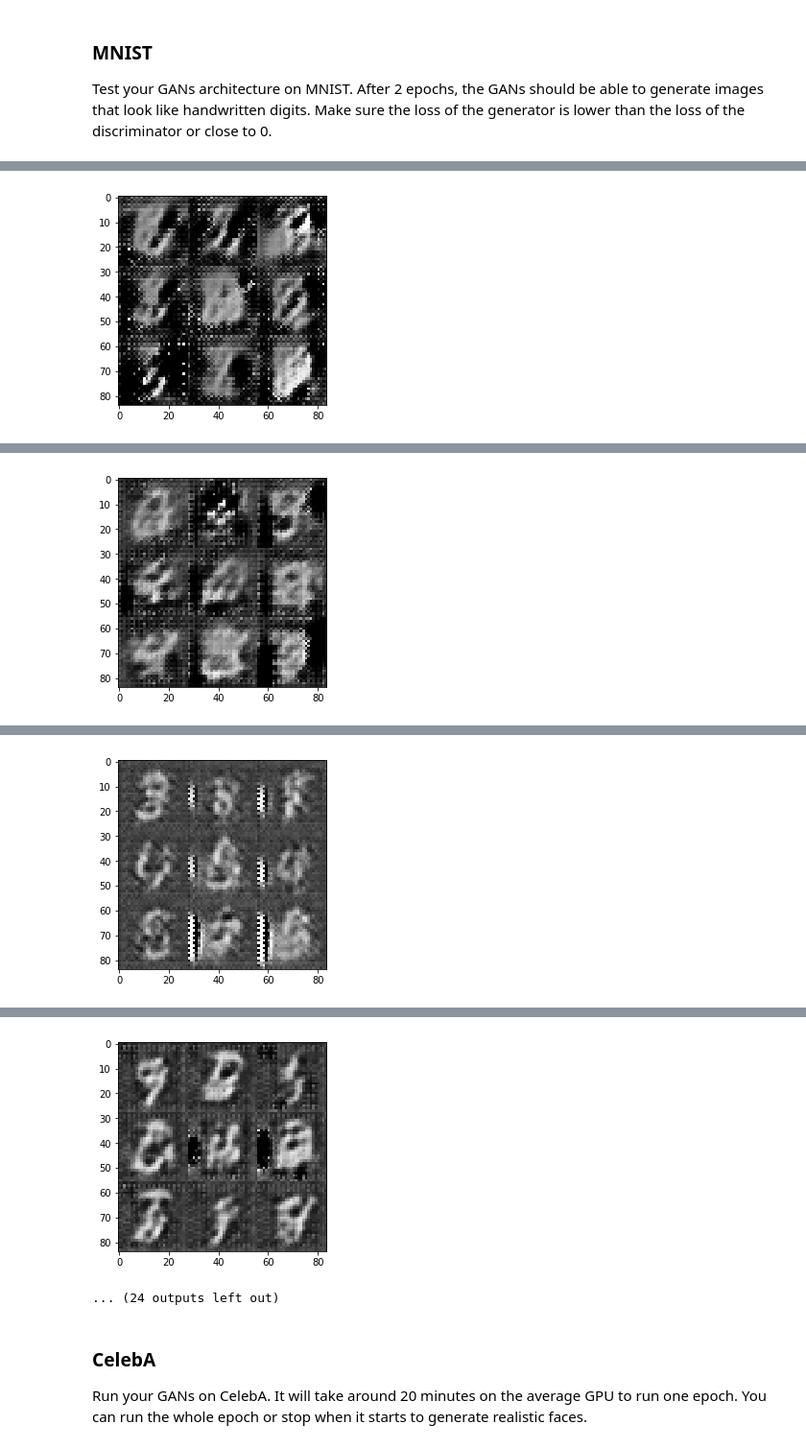
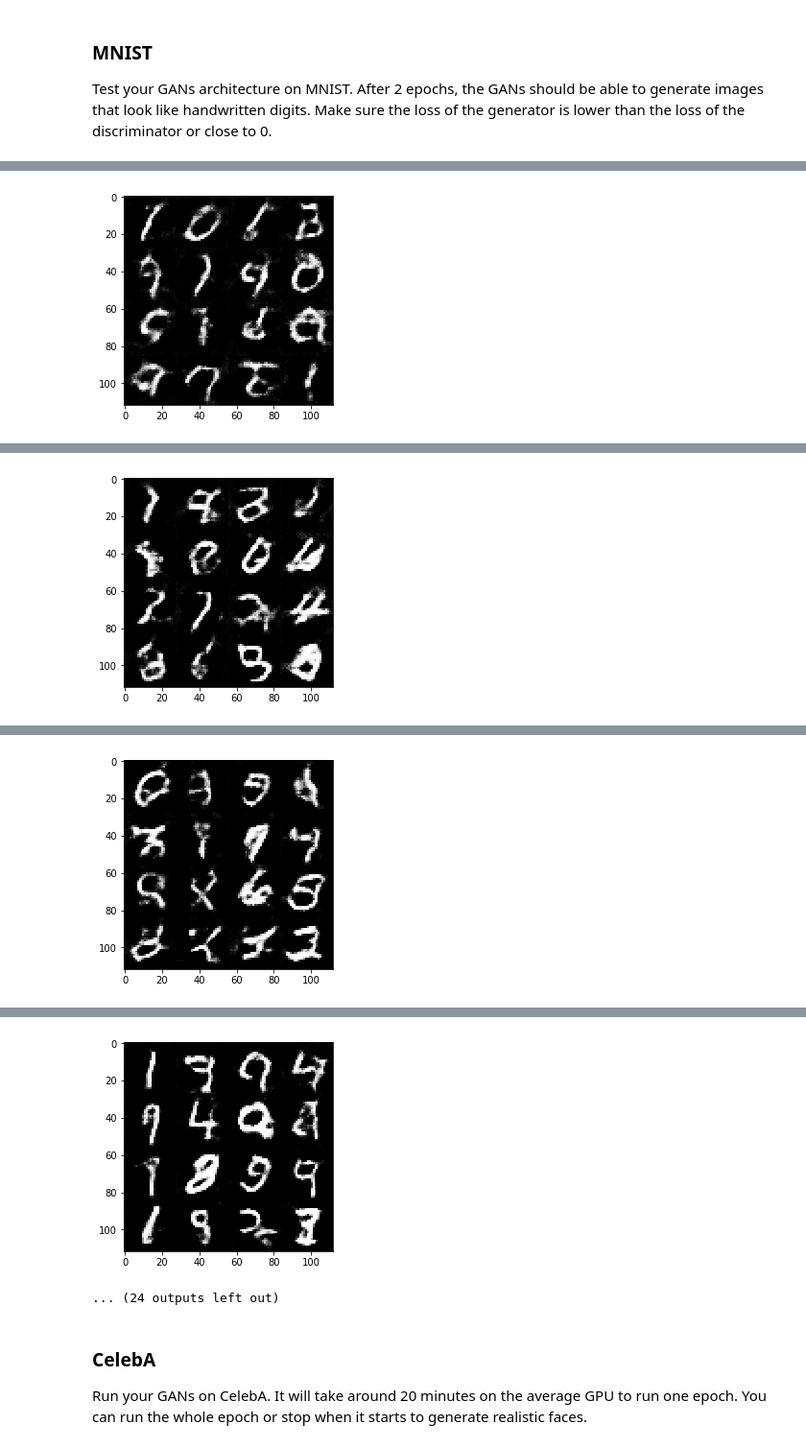
Before and after one commit to CtheSky/udacity-face-generation, a Jupyter notebook: dlnd_face_generation.ipynb, the cells around one changed output, grey strips where cells are left out. Shown at 96% size. Saved outputs shown, nothing was run; the diff lists cells and outputs as text; code cells hidden in the pictures.

```diff
--- a/dlnd_face_generation.ipynb
+++ b/dlnd_face_generation.ipynb
@@ -144,7 +145,7 @@ def discriminator(images, reuse=False):
     # TODO: Implement Function
     # using DCGAN architecture here, stack 3 conv layers with leaky ReLU
     # and batch normalization, filter num start doubling from 64
-    alpha = 0.2
+    alpha = 0.01
 
     with tf.variable_scope('discriminator', reuse=reuse):
 
@@ -189,7 +190,7 @@ def generator(z, out_channel_dim, is_train=True):
     # TODO: Implement Function
     # using DCGAN architecture here, stack 3 conv layers with leaky ReLU
     # and batch normalization(except final one)
-    alpha = 0.2
+    alpha = 0.01
 
     with tf.variable_scope('generator', reuse=not is_train):
 
@@ -379,42 +379,35 @@ def train(epoch_count, batch_size, z_dim, learning_rate, beta1, get_batches, dat
                           "Generator Loss: {:.4f}".format(train_loss_g))
 
                 if steps % 100 == 0:
-                    show_generator_output(sess, 12, input_z, channel, data_image_mode)
+                    show_generator_output(sess, 16, input_z, channel, data_image_mode)
 
         saver.save(sess, './generator.ckpt')
 # %% [markdown]
 ### MNIST
 Test your GANs architecture on MNIST.  After 2 epochs, the GANs should be able to generate images that look like handwritten digits.  Make sure the loss of the generator is lower than the loss of the discriminator or close to 0.
 # %%
-# batch_size = 128
-# z_dim = 128
-# learning_rate = 0.001
-# beta1 = 0.5
-# => Epoch 2/2..., step 900 Discriminator Loss: 0.3646... Generator Loss: 4.8216
-
 # batch_size = 64
 # z_dim = 128
 # learning_rate = 0.0001
 # beta1 = 0.5
-# => Epoch 2/2..., step 1800 Discriminator Loss: 0.3989... Generator Loss: 3.0822
-
-# batch_size = 64
-# z_dim = 128
-# learning_rate = 0.0001
-# beta1 = 0.3
-# => Epoch 2/2..., step 1800 Discriminator Loss: 0.4181... Generator Loss: 2.7630
+# => Epoch 2/2..., step 1800 Discriminator Loss: 0.7707... Generator Loss: 1.5947
 
 batch_size = 64
 z_dim = 128
-learning_rate = 0.001
-beta1 = 0.3
-# => Epoch 2/2..., step 1800 Discriminator Loss: 0.8899... Generator Loss: 1.0340
-"""
-DON'T MODIFY ANYTHING IN THIS CELL THAT IS BELOW THIS LINE
-"""
+learning_rate = 0.0003
+beta1 = 0.5
+
 epochs = 2
 
 mnist_dataset = helper.Dataset('mnist', glob(os.path.join(data_dir, 'mnist/*.jpg')))
+def normalize(func):
+    def wrapped(*args, **kwargs):
+        gen = func(*args, **kwargs)
+        for i in gen:
+            yield i * 2
+    return wrapped
+mnist_dataset.get_batches = normalize(mnist_dataset.get_batches)
+
 with tf.Graph().as_default():
     train(epochs, batch_size, z_dim, learning_rate, beta1, mnist_dataset.get_batches,
           mnist_dataset.shape, mnist_dataset.image_mode)
@@ -427 +420 @@ Epoch 1/2..., step 300 Discriminator Loss: 0.3962... Generator Loss: 2.9999
-[figure, old version]
+[figure, new version]
@@ -429 +422 @@ Epoch 1/2..., step 400 Discriminator Loss: 0.4129... Generator Loss: 3.8630
-[figure, old version]
+[figure, new version]
@@ -431 +424 @@ Epoch 1/2..., step 500 Discriminator Loss: 0.4918... Generator Loss: 2.6823
-[figure, old version]
+[figure, new version]
@@ -433,4 +426,4 @@ Epoch 1/2..., step 600 Discriminator Loss: 1.1345... Generator Loss: 0.7117
-[figure, old version]
+[figure, new version]
 ... (24 outputs left out)
 # %% [markdown]
 ### CelebA
```
Also changed, not shown: parts of 4 cells of this notebook, 1 other file.
